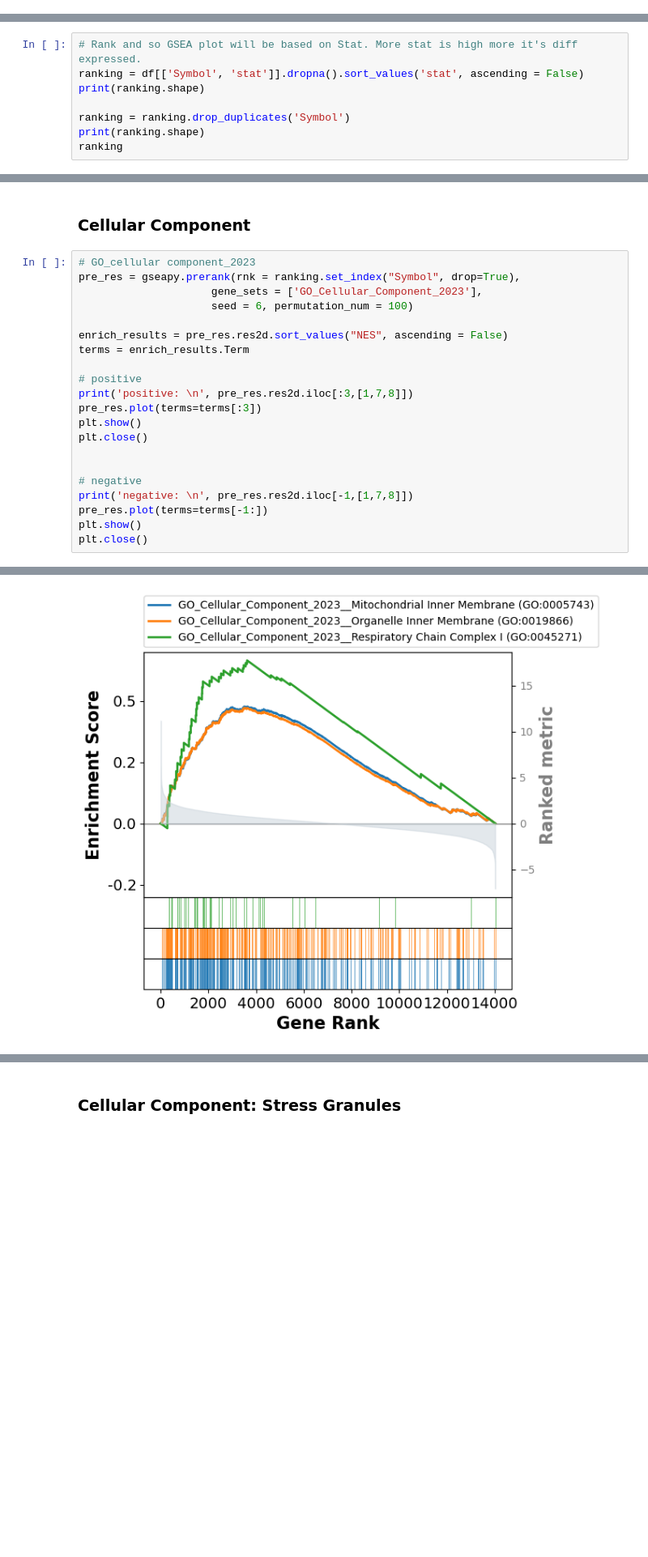
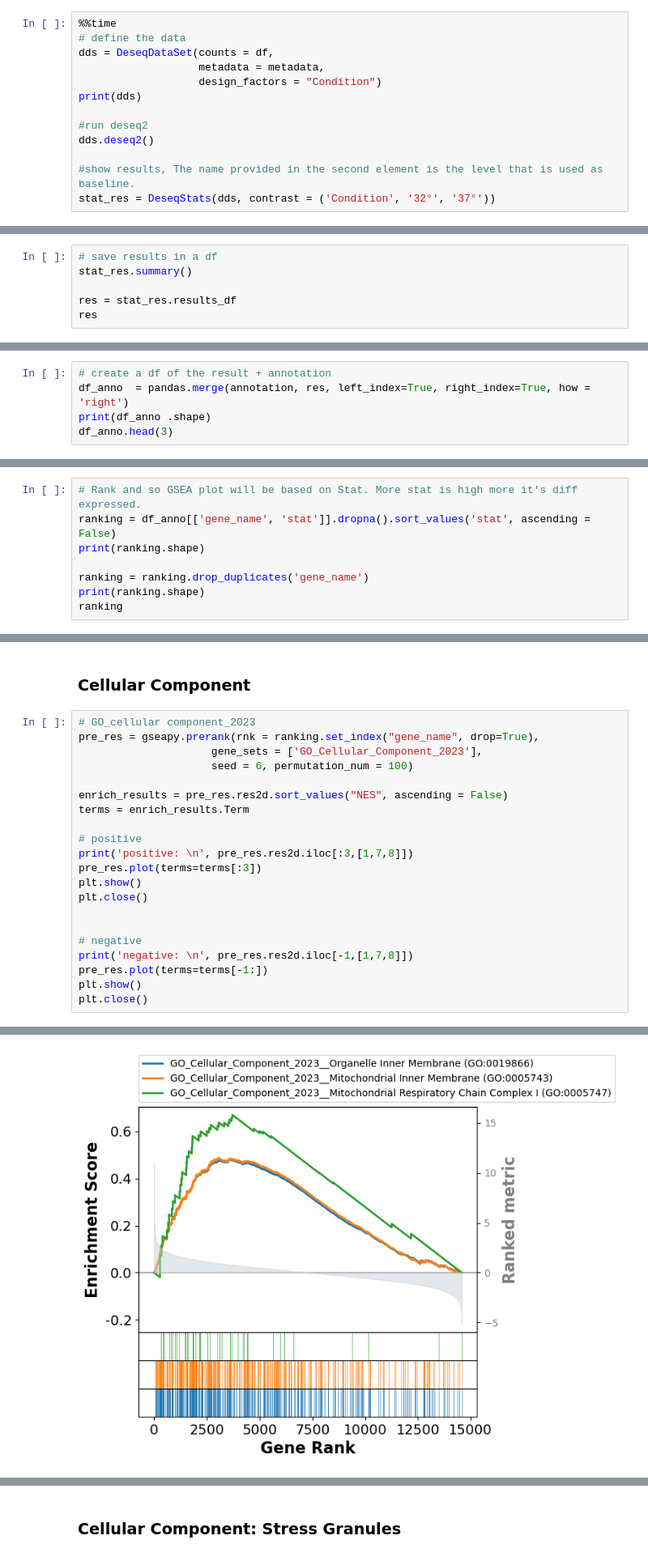
Before and after one commit to Keviosta/Temp_3.2.-.C, a Jupyter notebook: HEK293_GExp and GSEA.ipynb, the cells around one changed output, grey strips where cells are left out. Shown at 81% size. Drawn from its saved outputs; the diff is of its cells as text; blank space fills up the shorter version.

```diff
--- a/HEK293_GExp and GSEA.ipynb
+++ b/HEK293_GExp and GSEA.ipynb
@@ -41,0 +115,13 @@ df[['log2FoldChange','padj','Symbol']].sort_values('log2FoldChange', ascending =
+# %%
+%%time
+# define the data
+dds = DeseqDataSet(counts = df,
+                   metadata = metadata,
+                   design_factors = "Condition")
+print(dds)
+
+#run deseq2
+dds.deseq2()
+
+#show results, The name provided in the second element is the level that is used as baseline.
+stat_res = DeseqStats(dds, contrast = ('Condition', '32°', '37°'))
@@ -41,0 +150,6 @@ df[['log2FoldChange','padj','Symbol']].sort_values('log2FoldChange', ascending =
+# %%
+# save results in a df
+stat_res.summary()
+
+res = stat_res.results_df
+res
@@ -41,0 +190,5 @@ df[['log2FoldChange','padj','Symbol']].sort_values('log2FoldChange', ascending =
+# %%
+# create a df of the result + annotation
+df_anno  = pandas.merge(annotation, res, left_index=True, right_index=True, how = 'right')
+print(df_anno .shape)
+df_anno.head(3)
@@ -136,10 +302,10 @@ print(top_15[['log2FoldChange','padj','Symbol']].head(), '\n','\n',  topneg_5[['
 ### Preparation
 # %%
 # Rank and so GSEA plot will be based on Stat. More stat is high more it's diff expressed.
-ranking = df[['Symbol', 'stat']].dropna().sort_values('stat', ascending = False)
+ranking = df_anno[['gene_name', 'stat']].dropna().sort_values('stat', ascending = False)
 print(ranking.shape)
 
-ranking = ranking.drop_duplicates('Symbol')
+ranking = ranking.drop_duplicates('gene_name')
 print(ranking.shape)
 ranking
 # %% [output]
@@ -166,7 +333,7 @@ names = gseapy.get_library_name(organism='Human')
 ### Cellular Component
 # %%
 # GO_cellular component_2023
-pre_res = gseapy.prerank(rnk = ranking.set_index("Symbol", drop=True),
+pre_res = gseapy.prerank(rnk = ranking.set_index("gene_name", drop=True),
                      gene_sets = ['GO_Cellular_Component_2023'],
                      seed = 6, permutation_num = 100)
 
@@ -196,2 +363,2 @@ positive:
-[figure, old version]
+[figure, new version]
 negative:
```
Also changed, not shown: parts of 39 cells of this notebook.
